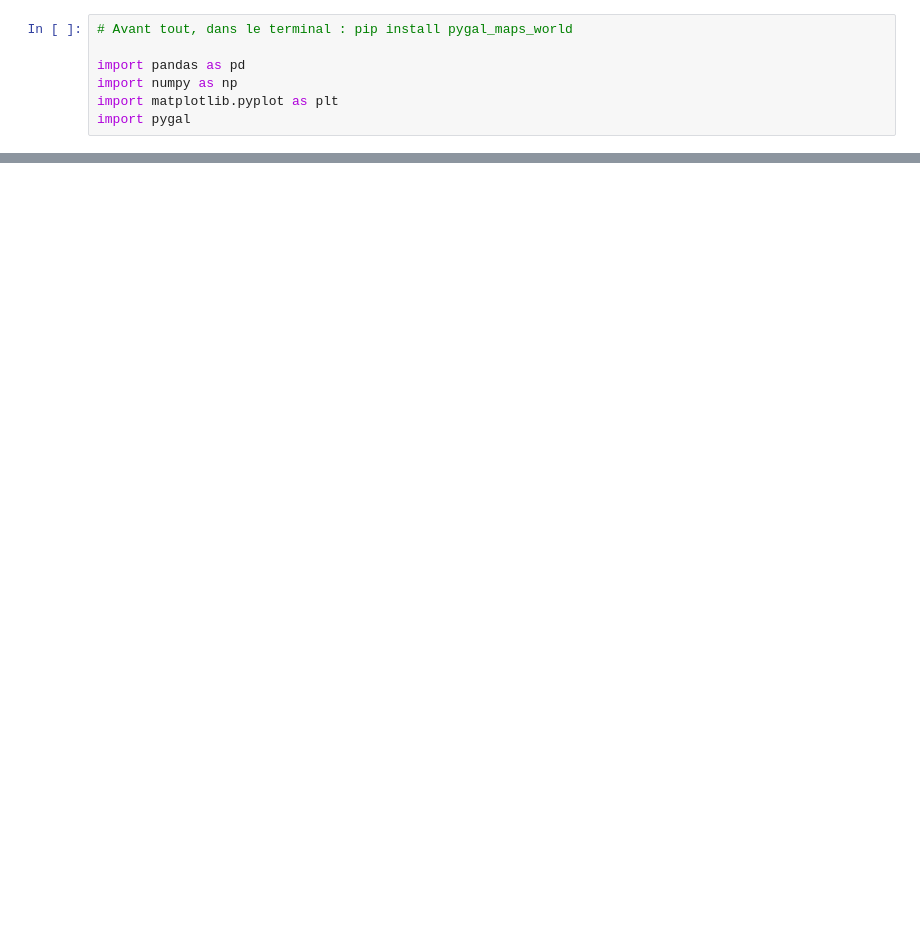
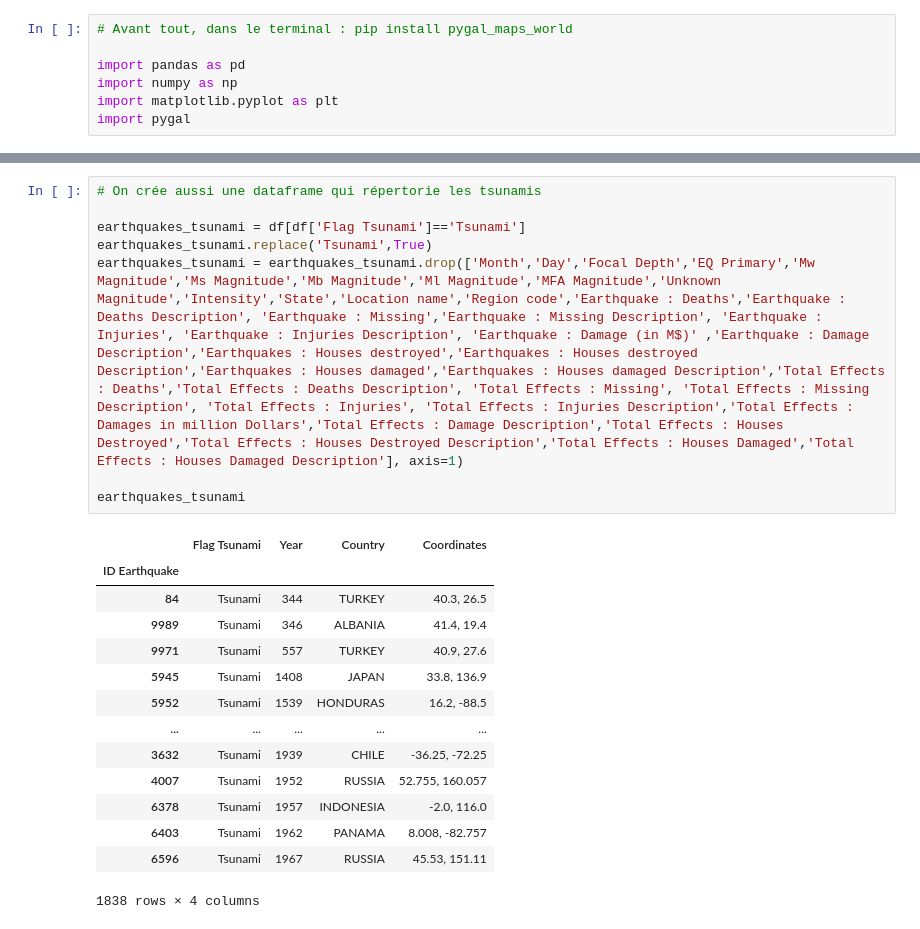
Before and after one commit to TomSchippke/pe-hackathon, a Jupyter notebook: Tremblement_de_terre.ipynb, the cells around one changed output, grey strips where cells are left out. Drawn from its saved outputs; the diff is of its cells as text; blank space fills up the shorter version.

```diff
--- a/Tremblement_de_terre.ipynb
+++ b/Tremblement_de_terre.ipynb
@@ -45,0 +108,23 @@ worldmap
+# %%
+# On crée aussi une dataframe qui répertorie les tsunamis
+
+earthquakes_tsunami = df[df['Flag Tsunami']=='Tsunami']
+earthquakes_tsunami.replace('Tsunami',True)
+earthquakes_tsunami = earthquakes_tsunami.drop(['Month','Day','Focal Depth','EQ Primary','Mw Magnitude','Ms Magnitude','Mb Magnitude','Ml Magnitude','MFA Magnitude','Unknown Magnitude','Intensity','State','Location name','Region code','Earthquake : Deaths','Earthquake : Deaths Description', 'Earthquake : Missing','Earthquake : Missing Description', 'Earthquake : Injuries', 'Earthquake : Injuries Description', 'Earthquake : Damage (in M$)' ,'Earthquake : Damage Description','Earthquakes : Houses destroyed','Earthquakes : Houses destroyed Description','Earthquakes : Houses damaged','Earthquakes : Houses damaged Description','Total Effects : Deaths','Total Effects : Deaths Description', 'Total Effects : Missing', 'Total Effects : Missing Description', 'Total Effects : Injuries', 'Total Effects : Injuries Description','Total Effects : Damages in million Dollars','Total Effects : Damage Description','Total Effects : Houses Destroyed','Total Effects : Houses Destroyed Description','Total Effects : Houses Damaged','Total Effects : Houses Damaged Description'], axis=1)
+
+earthquakes_tsunami
+# %% [output]
+|  | Flag Tsunami | Year | Country | Coordinates |
+| ID Earthquake |  |  |  |  |
+| 84 | Tsunami | 344 | TURKEY | 40.3, 26.5 |
+| 9989 | Tsunami | 346 | ALBANIA | 41.4, 19.4 |
+| 9971 | Tsunami | 557 | TURKEY | 40.9, 27.6 |
+| 5945 | Tsunami | 1408 | JAPAN | 33.8, 136.9 |
+| 5952 | Tsunami | 1539 | HONDURAS | 16.2, -88.5 |
+| ... | ... | ... | ... | ... |
+| 3632 | Tsunami | 1939 | CHILE | -36.25, -72.25 |
+| 4007 | Tsunami | 1952 | RUSSIA | 52.755, 160.057 |
+| 6378 | Tsunami | 1957 | INDONESIA | -2.0, 116.0 |
+| 6403 | Tsunami | 1962 | PANAMA | 8.008, -82.757 |
+| 6596 | Tsunami | 1967 | RUSSIA | 45.53, 151.11 |
+1838 rows × 4 columns
```
Also changed, not shown: parts of 8 cells of this notebook.
